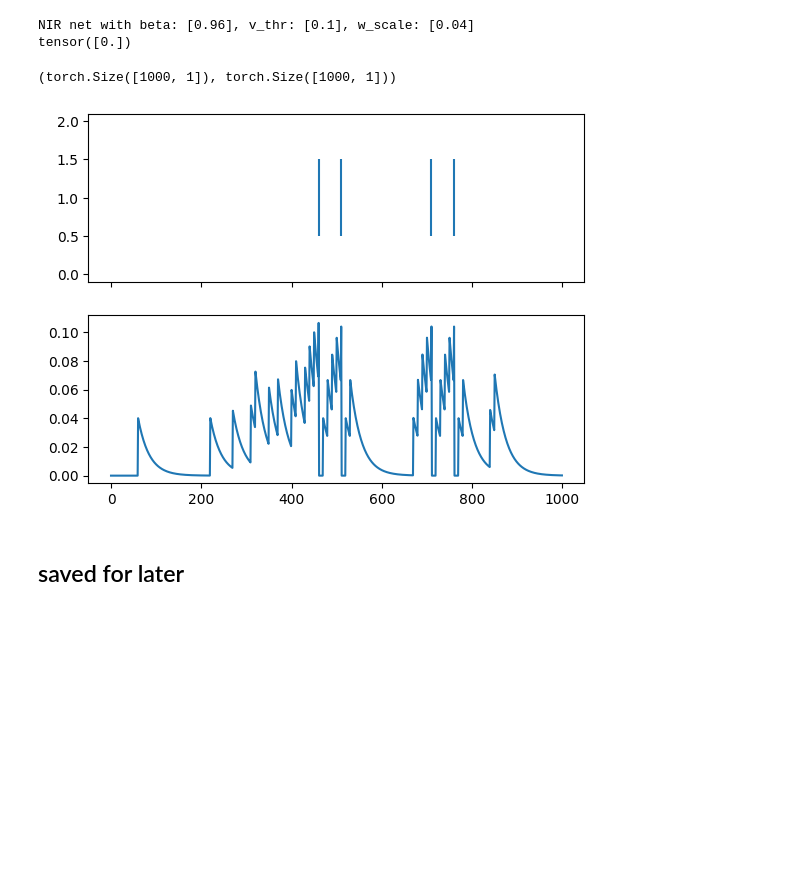
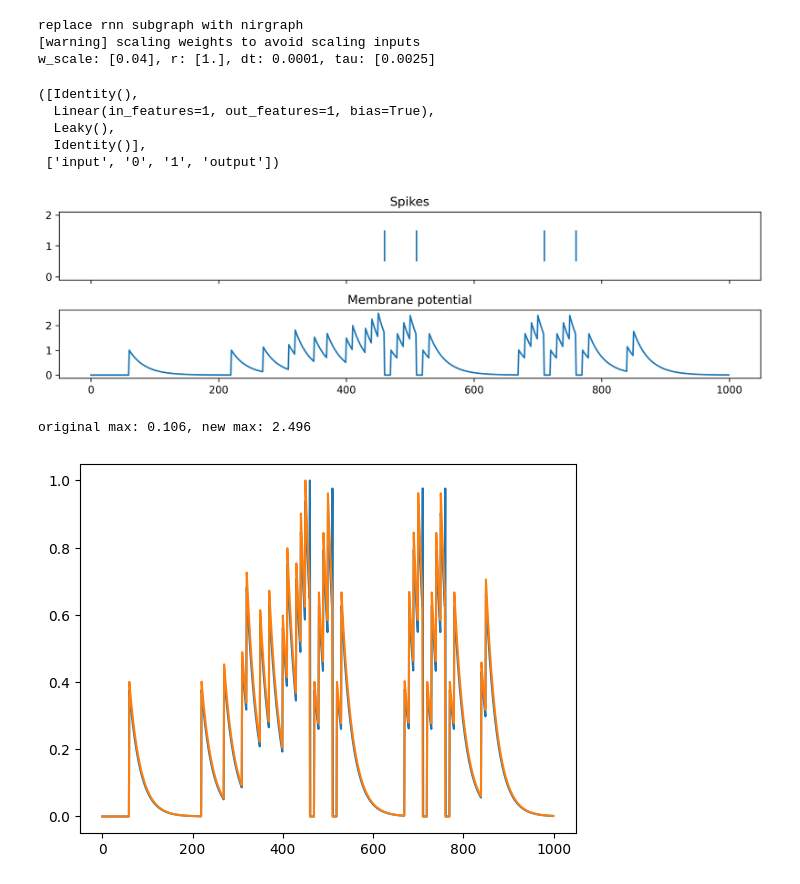
Before and after one commit to neuromorphs/NIR, a Jupyter notebook: paper/01_lif/lif_snntorch.ipynb, the cells around one changed output. Saved outputs shown, nothing was run; the diff lists cells and outputs as text; code cells hidden in the pictures; blank space fills up the shorter version.

Commit message:
LIF experiment using NIR conversion from snnTorch repo

```diff
--- a/paper/01_lif/lif_snntorch.ipynb
+++ b/paper/01_lif/lif_snntorch.ipynb
@@ -17,3 +17,9 @@ output  Output(output_type={'output': array([1])})
+# %%
+net = snn.import_from_nir(graph)
+# %% [output]
+replace rnn subgraph with nirgraph
+[warning] scaling weights to avoid scaling inputs
+w_scale: [0.04], r: [1.], dt: 0.0001, tau: [0.0025]
 # %%
 isis = [
     6, 15, 4, 3, 0, 2, 1, 2, 0, 1, 0, 0, 0, 0, 0, 0, 0,
@@ -62,19 +30,37 @@ class NIRNetwork(torch.nn.Module):
-# %%
-net = NIRNetwork(graph)
-spk, mem = net(torch.Tensor(d))
-mem.shape, spk.shape
-# %% [output]
-NIR net with beta: [0.96], v_thr: [0.1], w_scale: [0.04]
-tensor([0.])
-(torch.Size([1000, 1]), torch.Size([1000, 1]))
+# %%
+[e.elem for e in net.get_execution_order()], [e.name for e in net.get_execution_order()]
+# %% [output]
+([Identity(),
+  Linear(in_features=1, out_features=1, bias=True),
+  Leaky(),
+  Identity()],
+ ['input', '0', '1', 'output'])
+# %%
+d = torch.Tensor(d)
+hstate = nirtorch.from_nir.GraphExecutorState(
+    state={
+        '1': net._modules['1'].init_leaky()
+    }
+)
+spk_arr = []
+mem_arr = []
+for t in range(d.shape[1]):
+    spk, hstate = net.forward(d[:, t], hstate)
+    mem_state = hstate.state['1'][0].detach().numpy().item()
+    spk_arr.append(spk.detach().numpy().item())
+    mem_arr.append(mem_state)
+spk_arr = np.array(spk_arr)
+mem_arr = np.array(mem_arr)
 # %%
 import matplotlib.pyplot as plt
-fig, axs = plt.subplots(2, 1, sharex=True)
-axs[0].eventplot(np.where(spk.detach().numpy() == 1)[0])
-axs[1].plot(mem.detach().numpy())
-plt.show();
+fig, axs = plt.subplots(2, 1, sharex=True, figsize=(10, 3), dpi=300)
+axs[0].set_title('Spikes')
+axs[0].eventplot(np.where(spk_arr == 1)[0])
+axs[1].set_title('Membrane potential')
+axs[1].plot(mem_arr)
+plt.tight_layout();
 # %% [output]
-[figure, old version]
+[figure, new version]
 # %%
 with open(f'lif_snntorch.csv', 'w') as fw:
     for idx in range(d.shape[1]):
@@ -82,2 +67,0 @@ with open(f'lif_snntorch.csv', 'w') as fw:
-# %% [markdown]
-## saved for later
@@ -156,0 +68,14 @@ nir_net = export.to_nir(net, x)
+# %%
+# old: compare with original
+
+import pandas as pd
+m = pd.read_csv('lif_snntorch-original.csv', header=None)[1].to_numpy()
+s = pd.read_csv('lif_snntorch-original.csv', header=None)[2].to_numpy()
+
+print(f"original max: {m.max():.3f}, new max: {mem_arr.max():.3f}")
+
+plt.plot(m / m.max())
+plt.plot(mem_arr / mem_arr.max());
+# %% [output]
+original max: 0.106, new max: 2.496
+[figure, added]
```
Also changed, not shown: parts of 6 cells of this notebook, 2 other files.
